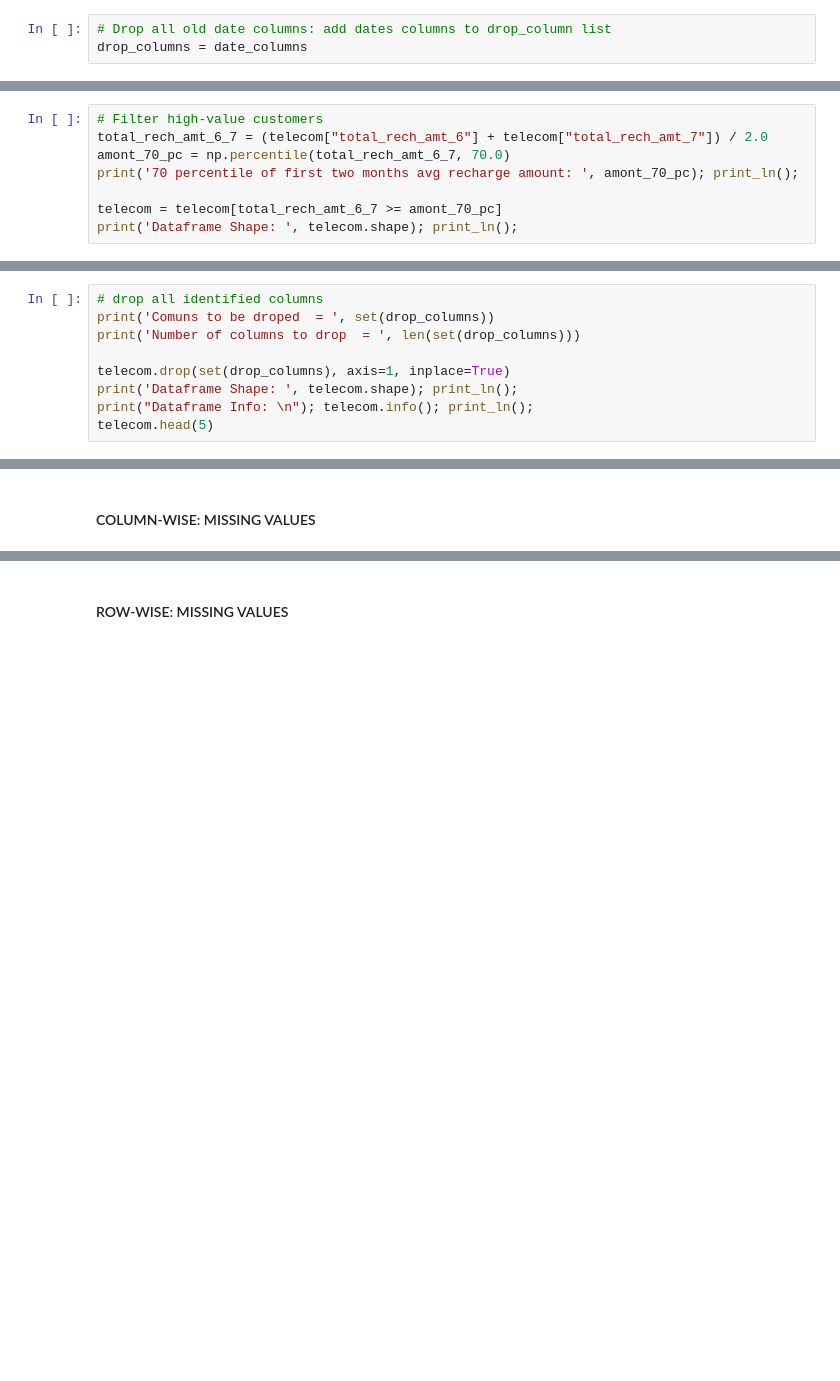
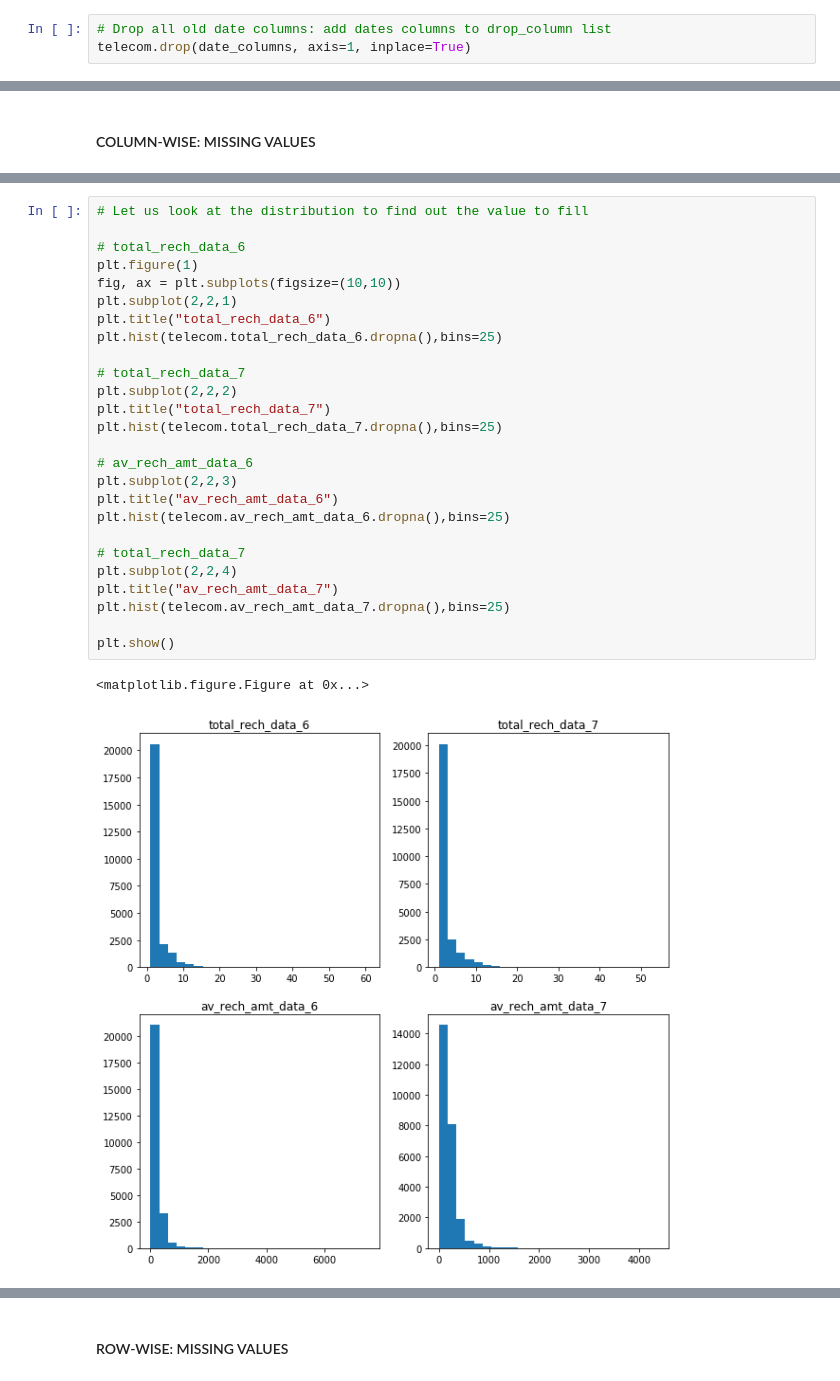
Before and after one commit to iici-psiddineni/ML_Telecom_Churn, a Jupyter notebook: 1_TCCS_DataCleaning.ipynb, the cells around one changed output, grey strips where cells are left out. Cells and saved outputs as stored; diff of their text form; blank space fills up the shorter version.

```diff
--- a/1_TCCS_DataCleaning.ipynb
+++ b/1_TCCS_DataCleaning.ipynb
@@ -147,4 +172,4 @@ memory usage: 4.6 MB
 None
 # %%
 # Drop all old date columns: add dates columns to drop_column list
-drop_columns = date_columns
+telecom.drop(date_columns, axis=1, inplace=True)
@@ -153,8 +175,0 @@ drop_columns = date_columns
-# %%
-# Filter high-value customers
-total_rech_amt_6_7 = (telecom["total_rech_amt_6"] + telecom["total_rech_amt_7"]) / 2.0
-amont_70_pc = np.percentile(total_rech_amt_6_7, 70.0)
-print('70 percentile of first two months avg recharge amount: ', amont_70_pc); print_ln();
-
-telecom = telecom[total_rech_amt_6_7 >= amont_70_pc]
-print('Dataframe Shape: ', telecom.shape); print_ln();
@@ -227,9 +175,0 @@ drop_columns += ["sep_vbc_3g"]
-# %%
-# drop all identified columns
-print('Comuns to be droped  = ', set(drop_columns))
-print('Number of columns to drop  = ', len(set(drop_columns)))
-
-telecom.drop(set(drop_columns), axis=1, inplace=True)
-print('Dataframe Shape: ', telecom.shape); print_ln();
-print("Dataframe Info: \n"); telecom.info(); print_ln();
-telecom.head(5)
@@ -330,0 +280,29 @@ dtype: float64
+# %%
+# Let us look at the distribution to find out the value to fill
+
+# total_rech_data_6
+plt.figure(1)
+fig, ax = plt.subplots(figsize=(10,10))
+plt.subplot(2,2,1)
+plt.title("total_rech_data_6")
+plt.hist(telecom.total_rech_data_6.dropna(),bins=25)
+
+# total_rech_data_7
+plt.subplot(2,2,2)
+plt.title("total_rech_data_7")
+plt.hist(telecom.total_rech_data_7.dropna(),bins=25)
+
+# av_rech_amt_data_6
+plt.subplot(2,2,3)
+plt.title("av_rech_amt_data_6")
+plt.hist(telecom.av_rech_amt_data_6.dropna(),bins=25)
+
+# total_rech_data_7
+plt.subplot(2,2,4)
+plt.title("av_rech_amt_data_7")
+plt.hist(telecom.av_rech_amt_data_7.dropna(),bins=25)
+
+plt.show()
+# %% [output]
+<matplotlib.figure.Figure at 0x...>
+[figure, added]
```
Also changed, not shown: parts of 36 cells of this notebook.
